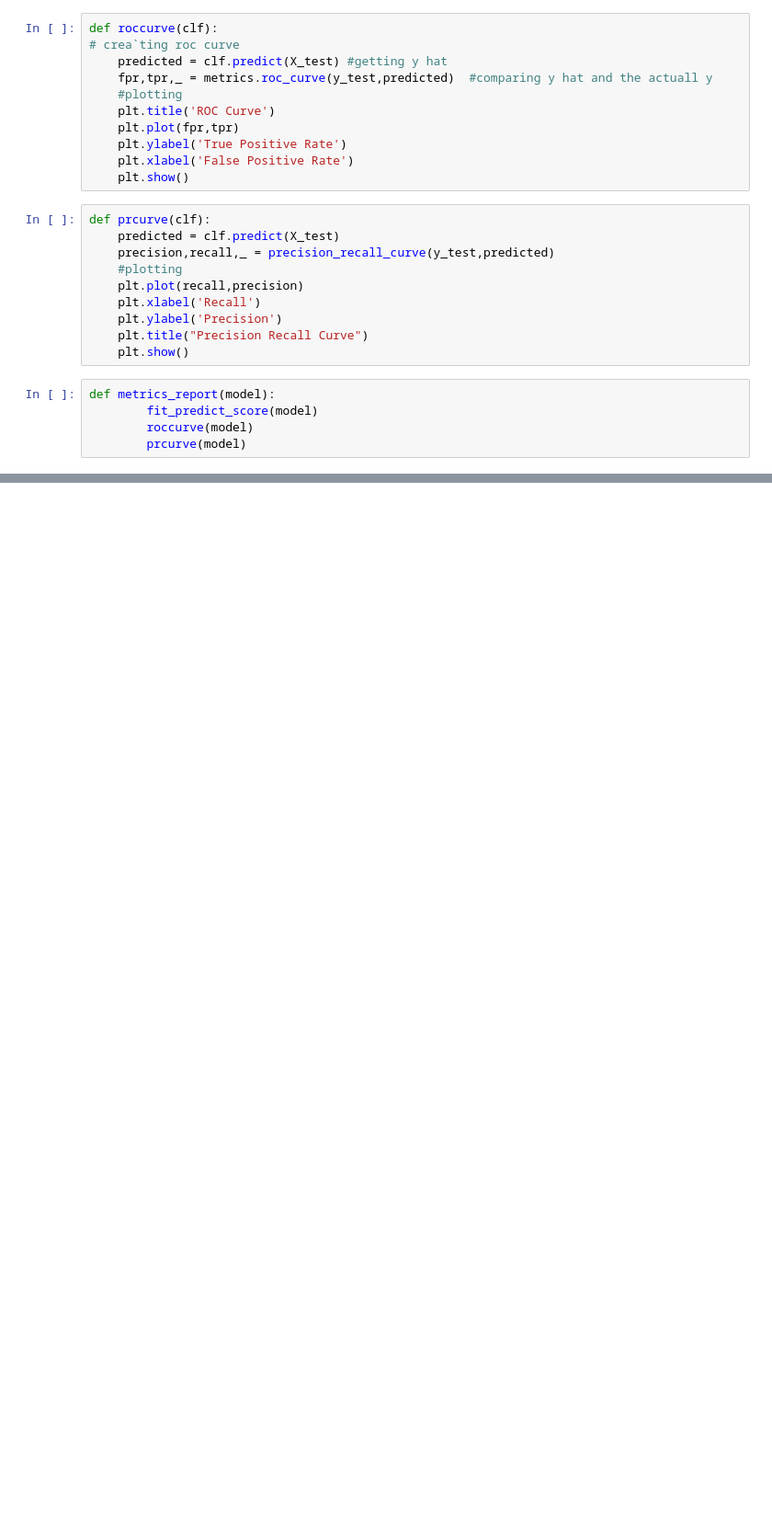
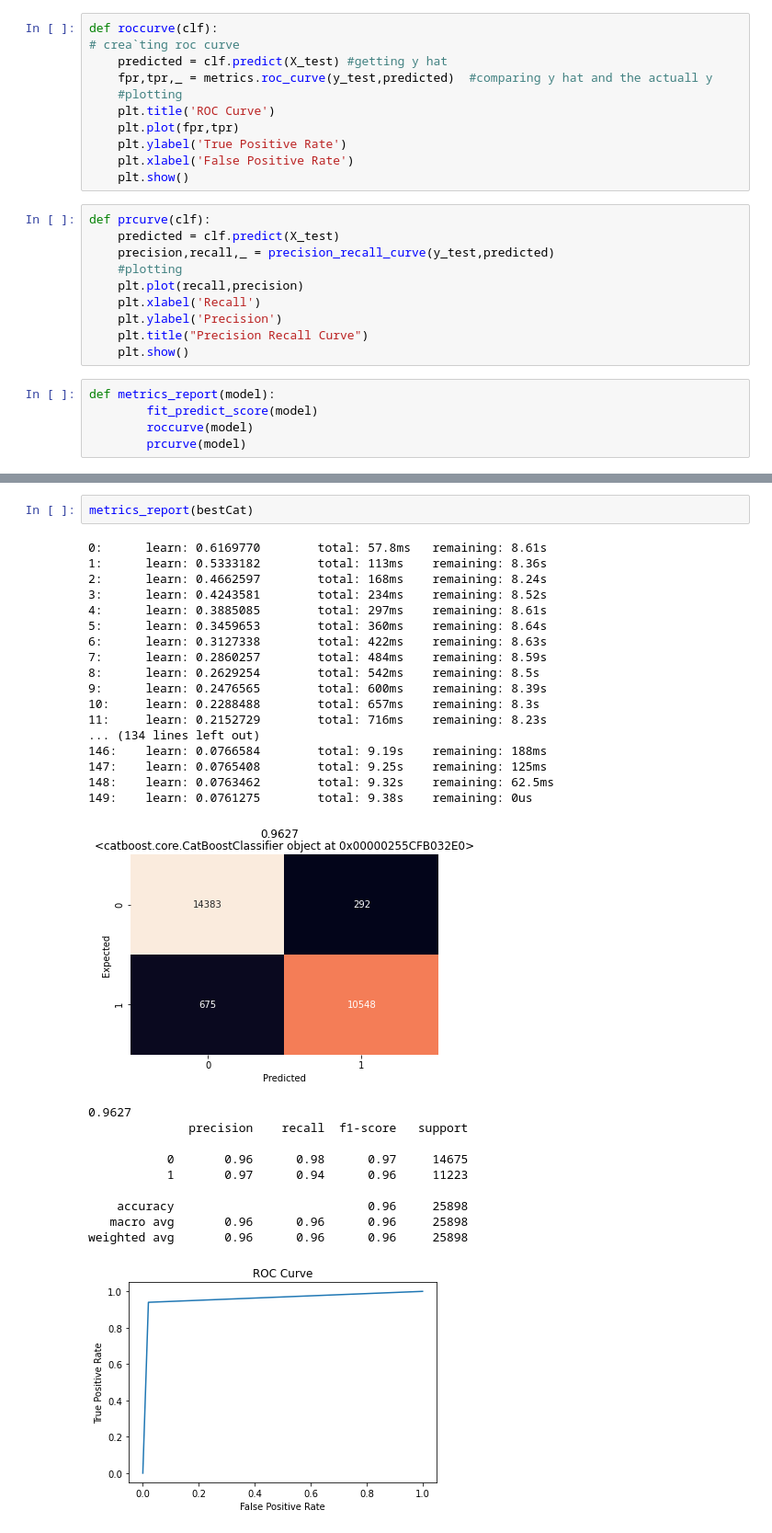
Before and after one commit to gpala7077/Classifying_Airline_Customer_Satisfication, a Jupyter notebook: Final_Project_ensemble_methods.ipynb, the cells around one changed output, grey strips where cells are left out. Shown at 92% size. Saved outputs shown, nothing was run; the diff lists cells and outputs as text; blank space fills up the shorter version.

```diff
--- a/Final_Project_ensemble_methods.ipynb
+++ b/Final_Project_ensemble_methods.ipynb
@@ -325,0 +249,31 @@ metrics_report(bestxgb)
+# %%
+metrics_report(bestCat)
+# %% [output]
+0:      learn: 0.6169770        total: 57.8ms   remaining: 8.61s
+1:      learn: 0.5333182        total: 113ms    remaining: 8.36s
+2:      learn: 0.4662597        total: 168ms    remaining: 8.24s
+3:      learn: 0.4243581        total: 234ms    remaining: 8.52s
+4:      learn: 0.3885085        total: 297ms    remaining: 8.61s
+5:      learn: 0.3459653        total: 360ms    remaining: 8.64s
+6:      learn: 0.3127338        total: 422ms    remaining: 8.63s
+7:      learn: 0.2860257        total: 484ms    remaining: 8.59s
+8:      learn: 0.2629254        total: 542ms    remaining: 8.5s
+9:      learn: 0.2476565        total: 600ms    remaining: 8.39s
+10:     learn: 0.2288488        total: 657ms    remaining: 8.3s
+11:     learn: 0.2152729        total: 716ms    remaining: 8.23s
+... (134 lines left out)
+146:    learn: 0.0766584        total: 9.19s    remaining: 188ms
+147:    learn: 0.0765408        total: 9.25s    remaining: 125ms
+148:    learn: 0.0763462        total: 9.32s    remaining: 62.5ms
+149:    learn: 0.0761275        total: 9.38s    remaining: 0us
+[figure, added]
+0.9627
+              precision    recall  f1-score   support
+
+           0       0.96      0.98      0.97     14675
+           1       0.97      0.94      0.96     11223
+
+    accuracy                           0.96     25898
+   macro avg       0.96      0.96      0.96     25898
+weighted avg       0.96      0.96      0.96     25898
+[figure, added]
```
Also changed, not shown: parts of 47 cells of this notebook, 1 other file.
